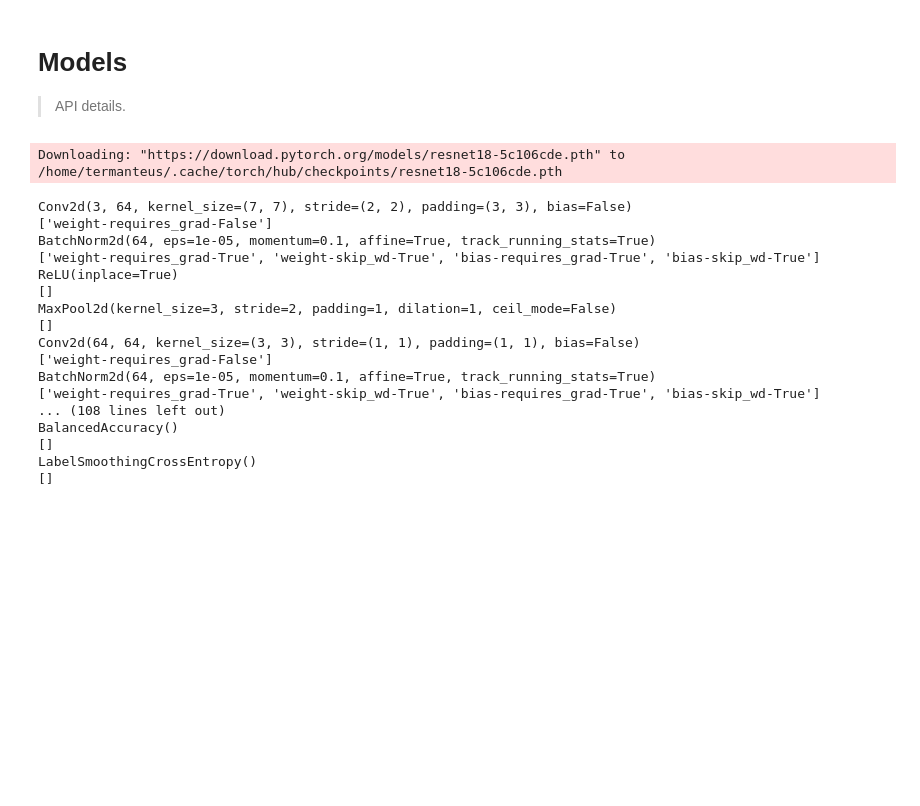
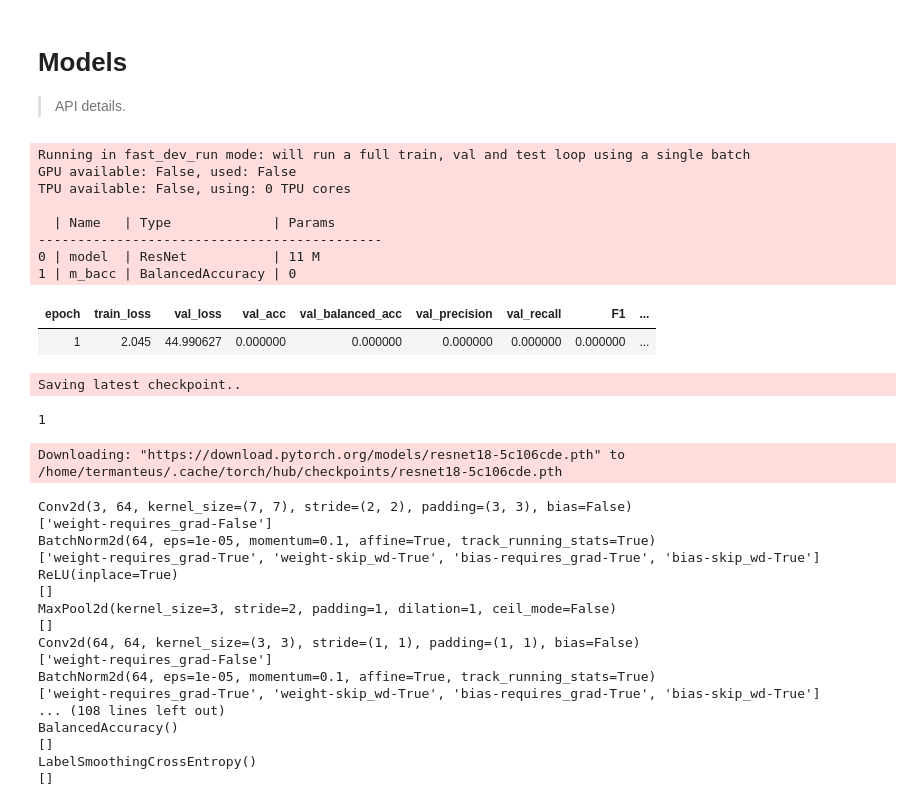
Before and after one commit to bomcon123456/isic, a Jupyter notebook: nbs/model.ipynb, the cells around one changed output. Saved outputs shown, nothing was run; the diff lists cells and outputs as text; code cells hidden in the pictures; blank space fills up the shorter version.

Commit message:
Metrics in validation step

```diff
--- a/nbs/model.ipynb
+++ b/nbs/model.ipynb
@@ -64,22 +72,39 @@ class BaselineModel(LightningModule):
 
     def validation_step(self, batch, batch_idx):
         loss, (y_hat, y) = self.shared_step(batch, batch_idx)
+        result = pl.EvalResult()
+        result.y = y
+        result.y_hat = y_hat
+        result.loss = loss
+        return result
+
+
+    def validation_epoch_end(self, out):
+        result = pl.EvalResult()
+        y_hat = out.y_hat
+        y = out.y
+        avg_val_loss = torch.tensor(out.loss).mean()
         acc = FM.accuracy(y_hat, y, num_classes=7)
         preds = y_hat.argmax(1)
         precision, recall = FM.precision_recall(y_hat, y, num_classes=7)
         f1 = FM.f1_score(y_hat, y, num_classes=7)
         prec_arr, recall_arr = FM.precision_recall(y_hat, y, num_classes=7, reduction='none')
         b_acc = self.m_bacc(preds, y)
+
         result = pl.EvalResult()
-        result.log('val_loss', loss, prog_bar=True)
+        result.log('val_loss', avg_val_loss, prog_bar=True)
         result.log('val_acc', acc, prog_bar=True)
+        result.log('val_balanced_acc', b_acc, prog_bar=True)
         result.log('val_precision', precision, prog_bar=True)
         result.log('val_recall', recall, prog_bar=True)
-        result.log('val_precision_arr', prec_arr, prog_bar=True)
-        result.log('val_recall_arr', recall_arr, prog_bar=True)
         result.log('F1', f1, prog_bar=True)
-        result.log('val_balanced_acc', b_acc, prog_bar=True)
+        metrics = {
+            "precision": prec_arr,
+            "recal": recall_arr,
+        }
+        log_metrics_per_key(result, metrics)
         return result
+
 
     def test_step(self, batch, batch_idx):
         loss, (y_hat, y) = self.shared_step(batch, batch_idx)
@@ -94,21 +119,26 @@ class BaselineModel(LightningModule):
         y = out.y
         result.my_y_hat = y_hat
         result.my_y = y
+
         acc = FM.accuracy(y_hat, y, num_classes=7)
         preds = y_hat.argmax(1)
         precision, recall = FM.precision_recall(y_hat, y, num_classes=7)
+        prec_arr, recall_arr = FM.precision_recall(y_hat, y, num_classes=7, reduction='none')
         f1 = FM.f1_score(y_hat, y, num_classes=7)
-        prec_arr, recall_arr = FM.precision_recall(y_hat, y, num_classes=7, reduction='none')
         b_acc = self.m_bacc(preds, y)
+
         result = pl.EvalResult()
         result.log('val_loss', loss)
         result.log('val_acc', acc)
+        result.log('val_balanced_acc', b_acc)
         result.log('val_precision', precision)
         result.log('val_recall', recall)
-        result.log('val_precision_arr', prec_arr)
-        result.log('val_recall_arr', recall_arr)
         result.log('F1', f1)
-        result.log('val_balanced_acc', b_acc)
+        metrics = {
+            "precision": prec_arr,
+            "recal": recall_arr,
+        }
+        log_metrics_per_key(result, metrics)
         return result
 
     def configure_optimizers(self):
@@ -274,6 +304,23 @@ dm.setup('fit')
 F_EPOCHS = 1
 U_EPOCHS = 1
 LR = 1e-2
+# %%
+model = BaselineModel('resnet18')
+trainer = pl.Trainer(fast_dev_run=True, callbacks=[LogTableMetricsCallback()])
+trainer.fit(model, dm)
+# %% [output]
+Running in fast_dev_run mode: will run a full train, val and test loop using a single batch
+GPU available: False, used: False
+TPU available: False, using: 0 TPU cores
+
+  | Name   | Type             | Params
+--------------------------------------------
+0 | model  | ResNet           | 11 M
+1 | m_bacc | BalancedAccuracy | 0
+| epoch | train_loss | val_loss | val_acc | val_balanced_acc | val_precision | val_recall | F1 | ... |
+| 1 | 2.045 | 44.990627 | 0.000000 | 0.000000 | 0.000000 | 0.000000 | 0.000000 | ... |
+Saving latest checkpoint..
+1
 # %%
 # init model
 model = Model(LR, arch='resnet18')
```
Also changed, not shown: parts of 2 cells of this notebook, 23 other files.
